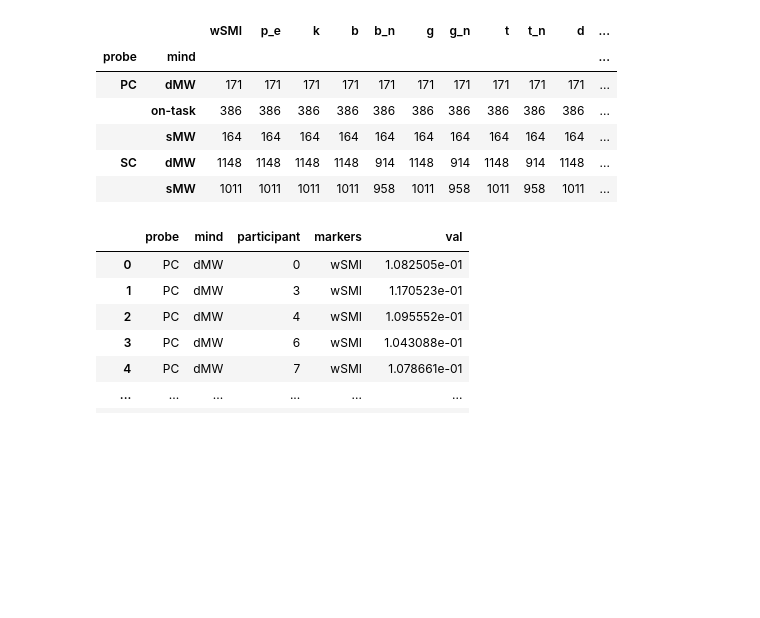
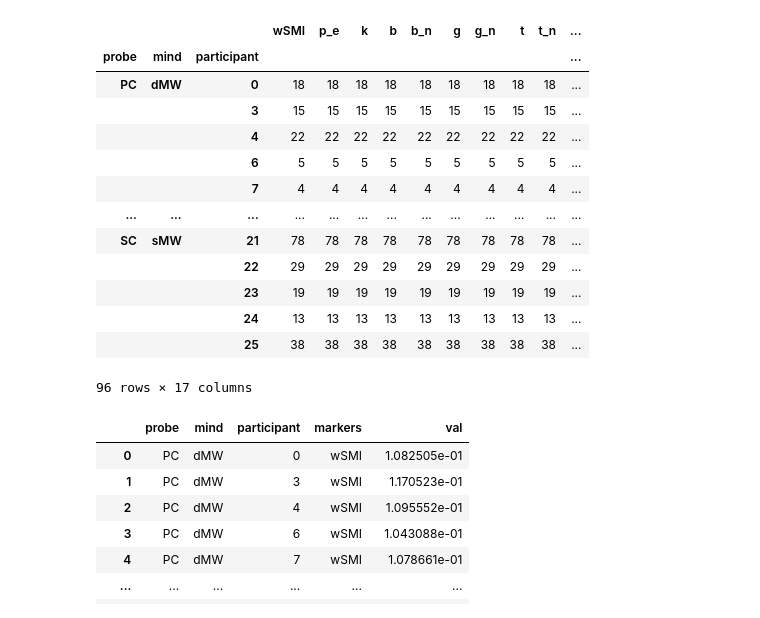
Before and after one commit to Nicobruno92/mw_markers_project, a Jupyter notebook: explore_markers.ipynb, the cells around one changed output. Cells and saved outputs as stored; diff of their text form; code cells hidden in the pictures; blank space fills up the shorter version.

```diff
--- a/explore_markers.ipynb
+++ b/explore_markers.ipynb
@@ -11,8 +11,8 @@ epoch_type = 'evoked'
 all_participants = ['VP07','VP08','VP09', 'VP10','VP11','VP12','VP13','VP14','VP18','VP19','VP20','VP22','VP23','VP24','VP25','VP26','VP27','VP28','VP29','VP30','VP31','VP32','VP33','VP35','VP36','VP37']
 # participant = all_participants[1]
 
-# path = '/media/nicolas.bruno/63f8a366-34b7-4896-a7ce-b5fb4ee78535/Nico/MW_eeg_data/minmarker/' #icm-linux
-path = '/Users/nicobruno/ownCloud/MW_eeg_data/minmarker/' #nico-mac
+path = '/media/nicolas.bruno/63f8a366-34b7-4896-a7ce-b5fb4ee78535/Nico/MW_eeg_data/minmarker/' #icm-linux
+# path = '/Users/nicobruno/ownCloud/MW_eeg_data/minmarker/' #nico-mac
 # %%
 df_markers = pd.DataFrame()
 
@@ -27,15 +27,22 @@ for i,v in enumerate(all_participants):
 
 df_markers.to_csv('all_markers.csv')
 # %%
-df_markers.groupby(['probe', 'mind']).count()
+df_markers.groupby(['probe', 'participant']).count()
 # %% [output]
-|  |  | wSMI | p_e | k | b | b_n | g | g_n | t | t_n | d | ... |
-| probe | mind |  |  |  |  |  |  |  |  |  |  | ... |
-| PC | dMW | 171 | 171 | 171 | 171 | 171 | 171 | 171 | 171 | 171 | 171 | ... |
-|  | on-task | 386 | 386 | 386 | 386 | 386 | 386 | 386 | 386 | 386 | 386 | ... |
-|  | sMW | 164 | 164 | 164 | 164 | 164 | 164 | 164 | 164 | 164 | 164 | ... |
-| SC | dMW | 1148 | 1148 | 1148 | 1148 | 914 | 1148 | 914 | 1148 | 914 | 1148 | ... |
-|  | sMW | 1011 | 1011 | 1011 | 1011 | 958 | 1011 | 958 | 1011 | 958 | 1011 | ... |
+|  |  |  | wSMI | p_e | k | b | b_n | g | g_n | t | t_n | ... |
+| probe | mind | participant |  |  |  |  |  |  |  |  |  | ... |
+| PC | dMW | 0 | 18 | 18 | 18 | 18 | 18 | 18 | 18 | 18 | 18 | ... |
+|  |  | 3 | 15 | 15 | 15 | 15 | 15 | 15 | 15 | 15 | 15 | ... |
+|  |  | 4 | 22 | 22 | 22 | 22 | 22 | 22 | 22 | 22 | 22 | ... |
+|  |  | 6 | 5 | 5 | 5 | 5 | 5 | 5 | 5 | 5 | 5 | ... |
+|  |  | 7 | 4 | 4 | 4 | 4 | 4 | 4 | 4 | 4 | 4 | ... |
+| ... | ... | ... | ... | ... | ... | ... | ... | ... | ... | ... | ... | ... |
+| SC | sMW | 21 | 78 | 78 | 78 | 78 | 78 | 78 | 78 | 78 | 78 | ... |
+|  |  | 22 | 29 | 29 | 29 | 29 | 29 | 29 | 29 | 29 | 29 | ... |
+|  |  | 23 | 19 | 19 | 19 | 19 | 19 | 19 | 19 | 19 | 19 | ... |
+|  |  | 24 | 13 | 13 | 13 | 13 | 13 | 13 | 13 | 13 | 13 | ... |
+|  |  | 25 | 38 | 38 | 38 | 38 | 38 | 38 | 38 | 38 | 38 | ... |
+96 rows × 17 columns
 # %%
 df_agg = df_markers.groupby(['probe', 'mind', 'participant'], as_index = False).agg('mean')
 df_melt = df_agg.melt(id_vars = ['probe', 'mind', 'participant'], var_name = 'markers', value_name = 'val')
```
Also changed, not shown: 4 other files.
